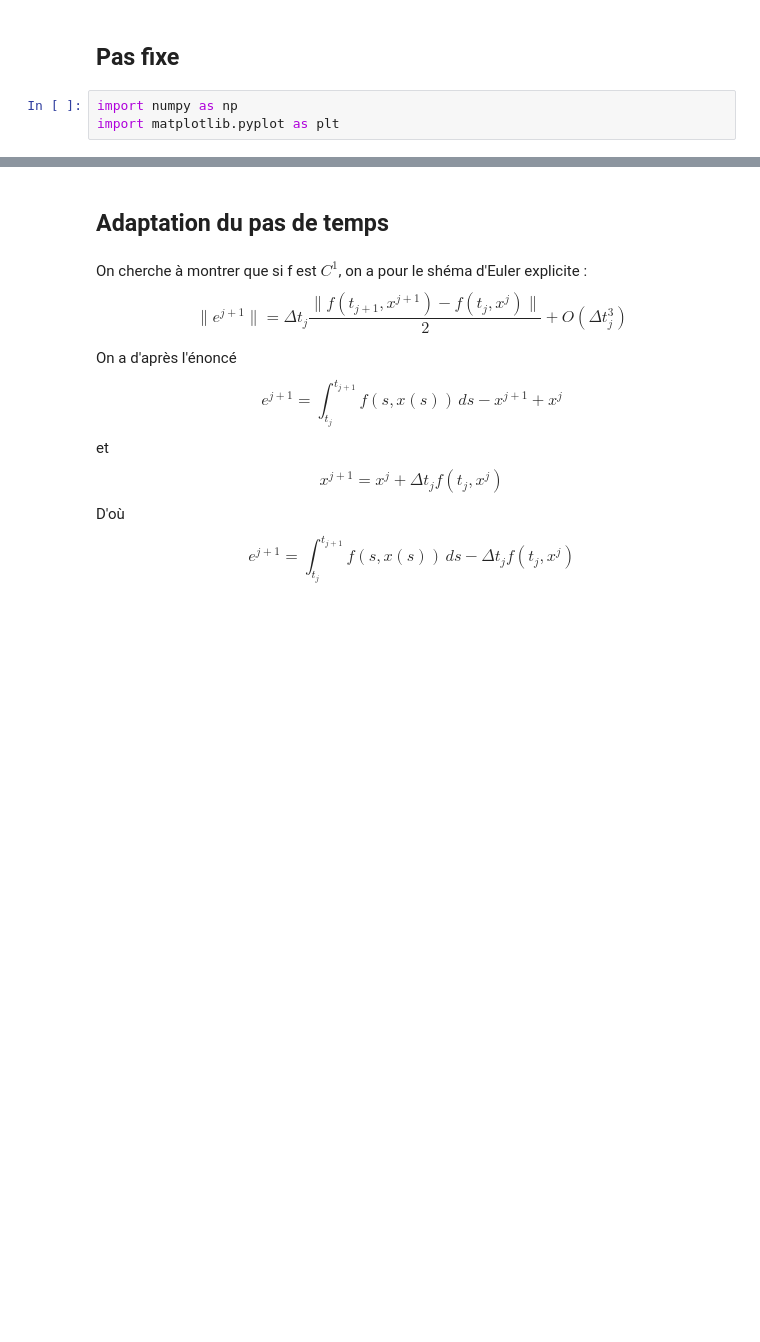
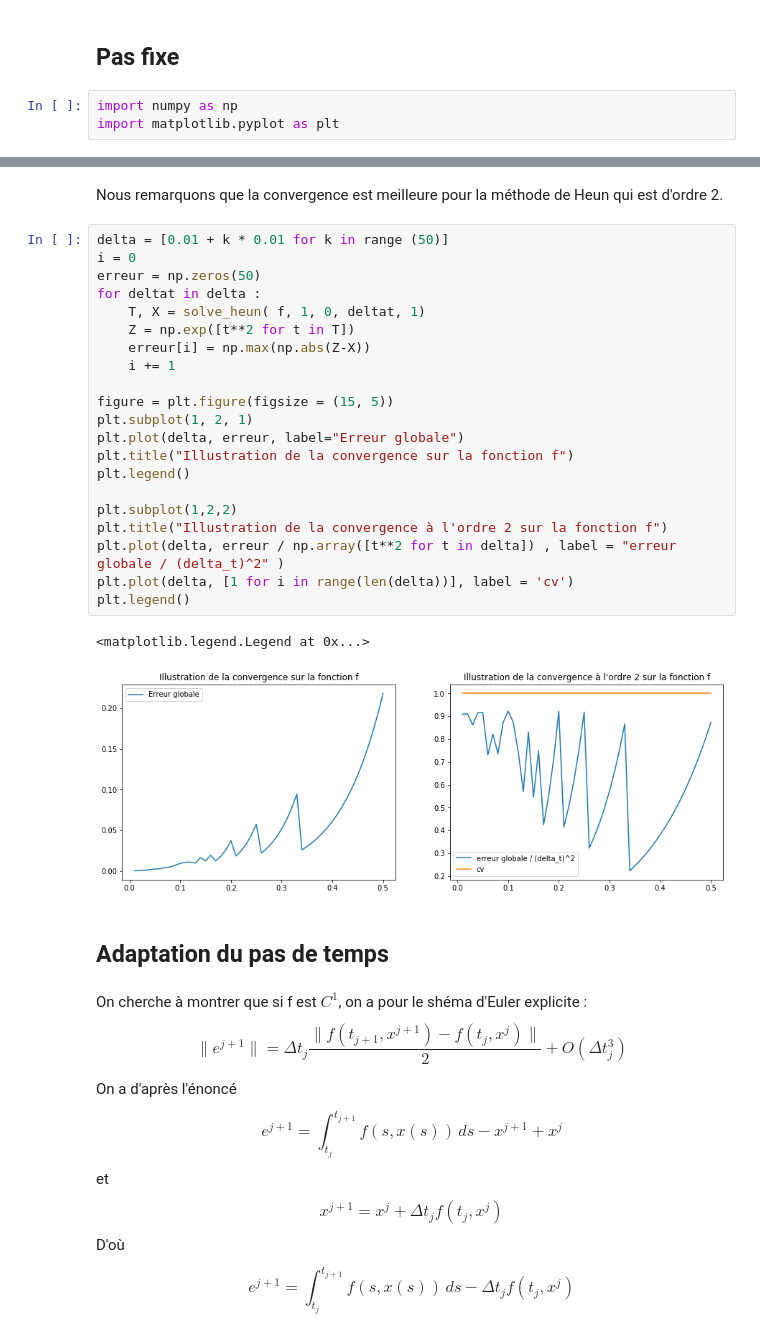
Before and after one commit to leamailhol/projet_equa_diff, a Jupyter notebook: ProjetEquaDiff modif2.ipynb, the cells around one changed output, grey strips where cells are left out. Cells and saved outputs as stored; diff of their text form; blank space fills up the shorter version.

```diff
--- a/ProjetEquaDiff modif2.ipynb
+++ b/ProjetEquaDiff modif2.ipynb
@@ -36,3 +135,29 @@ plt.show()
+# %% [markdown]
+Nous remarquons que la convergence est meilleure pour la méthode de Heun qui est d'ordre 2.
+# %%
+delta = [0.01 + k * 0.01 for k in range (50)]
+i = 0
+erreur = np.zeros(50)
+for deltat in delta :
+    T, X = solve_heun( f, 1, 0, deltat, 1)
+    Z = np.exp([t**2 for t in T])
+    erreur[i] = np.max(np.abs(Z-X))
+    i += 1
+
+figure = plt.figure(figsize = (15, 5))
+plt.subplot(1, 2, 1)
+plt.plot(delta, erreur, label="Erreur globale")
+plt.title("Illustration de la convergence sur la fonction f")
+plt.legend()
+
+plt.subplot(1,2,2)
+plt.title("Illustration de la convergence à l'ordre 2 sur la fonction f")
+plt.plot(delta, erreur / np.array([t**2 for t in delta]) , label = "erreur globale / (delta_t)^2" )
+plt.plot(delta, [1 for i in range(len(delta))], label = 'cv')
+plt.legend()
+# %% [output]
+<matplotlib.legend.Legend at 0x...>
+[figure, added]
 # %% [markdown]
 ## Adaptation du pas de temps
 # %% [markdown]
```
Also changed, not shown: parts of 10 cells of this notebook.
